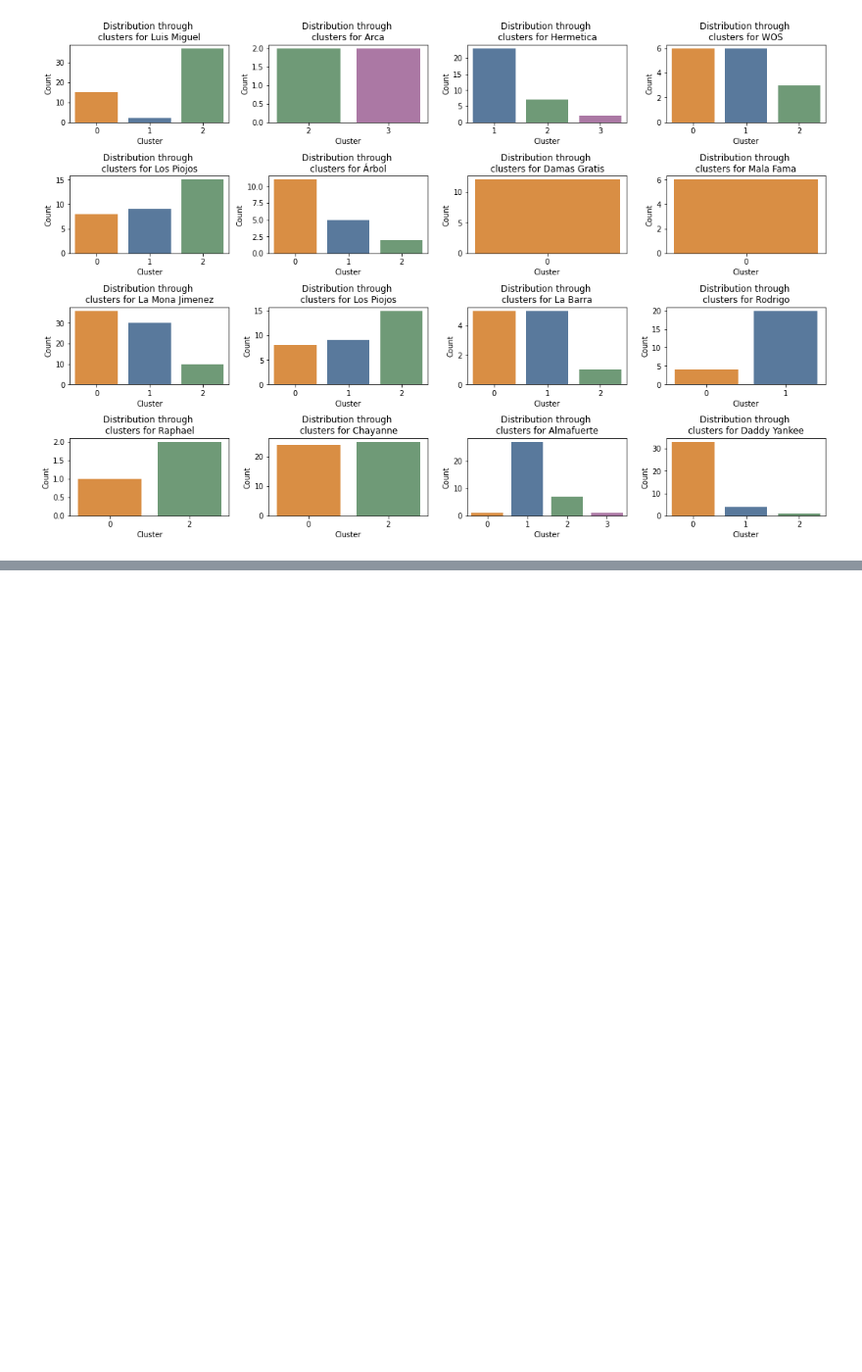
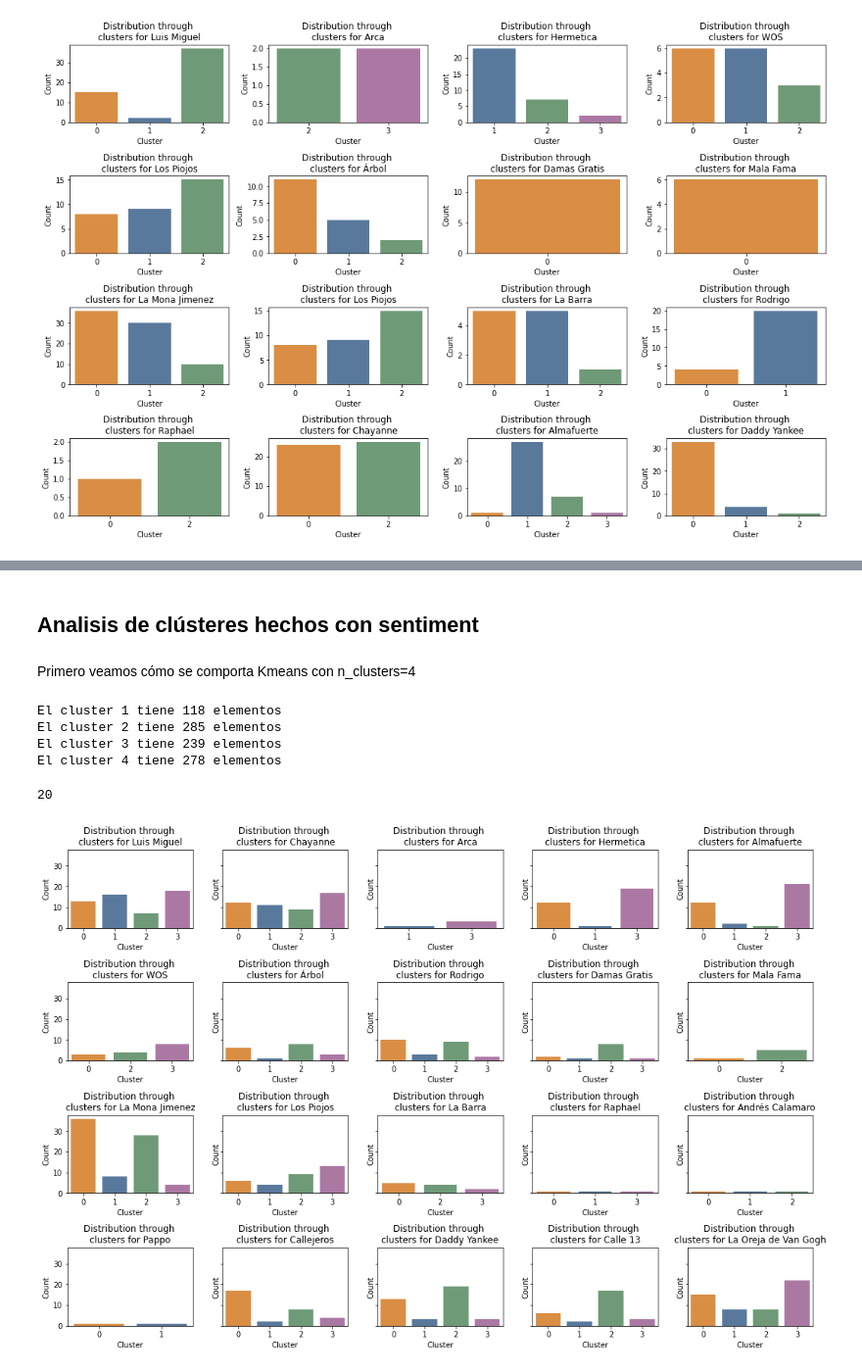
Before and after one commit to KarIvaDam/mentoria-diplodatos, a Jupyter notebook: practico4-mentoria-diplodatos/enunciado-4.ipynb, the cells around one changed output, grey strips where cells are left out. Shown at 98% size. Drawn from its saved outputs; the diff is of its cells as text; code cells hidden in the pictures; blank space fills up the shorter version.

Commit message:
no supervisado con features de sentiment

```diff
--- a/practico4-mentoria-diplodatos/enunciado-4.ipynb
+++ b/practico4-mentoria-diplodatos/enunciado-4.ipynb
@@ -462,14 +386,15 @@ cluster_4.sample(10)[["artists","song_name"]]
 # %%
 df = song_clusters_k1.copy()
-df = df.set_index('artists')
+df_by_artist = df.set_index('artists')
 
 #artistas destacados a seguir
 artists = ["Luis Miguel", "Arca", "Hermetica",
            "WOS", "Los Piojos", "Árbol", "Damas Gratis", "Mala Fama", "La Mona Jimenez",
           "Los Piojos", "La Barra", "Rodrigo", "Raphael","Chayanne","Almafuerte",'Daddy Yankee']
 
-def distrs_of_clusters_by_artists(artists_list=artists): # [str] -> [DataFrame]
+def distrs_of_clusters_by_artists(artists_list=artists,df=df_by_artist): # [str] -> DataFrame -> [DataFrame]
     dists = []
+
     for artist in artists_list:
         artist_distr = pd.DataFrame(df[df.index.str.startswith(artist)]['cluster'],columns=["cluster"])
         artist_distr.index = np.arange(0, len(artist_distr))
@@ -497,0 +430,2 @@ plt.show()
+# %%
+X_scaled_sentiment = X_scaled[['lyrics_sentiment','valence','song_name','artists']]
@@ -497,0 +501,67 @@ plt.show()
+# %% [markdown]
+## Analisis  de clústeres hechos con sentiment
+# %% [markdown]
+Primero veamos cómo se comporta Kmeans con n_clusters=4
+# %%
+#sentiments
+sent_song_clusters_k1['artists'] = sent_song_clusters_k1['artists'].apply(lambda x: pd.Series(x[0])).stack().reset_index(level=1, drop=True)
+s_cluster_1 = sent_song_clusters_k1[sent_song_clusters_k1["cluster"] == 1]
+s_cluster_2 = sent_song_clusters_k1[sent_song_clusters_k1["cluster"] == 2]
+s_cluster_3 = sent_song_clusters_k1[sent_song_clusters_k1["cluster"] == 3]
+s_cluster_4 = sent_song_clusters_k1[sent_song_clusters_k1["cluster"] == 0]
+
+s_clusters = [s_cluster_1,s_cluster_2,s_cluster_3,s_cluster_4]
+i = 1
+for clus in s_clusters:
+    print(f'El cluster {i} tiene {len(clus)} elementos')
+    i += 1
+# %% [output]
+El cluster 1 tiene 118 elementos
+El cluster 2 tiene 285 elementos
+El cluster 3 tiene 239 elementos
+El cluster 4 tiene 278 elementos
+# %%
+df_s = sent_song_clusters_k1.copy()
+extended_artists = ["Luis Miguel","Chayanne", "Arca", "Hermetica","Almafuerte",
+           "WOS", "Árbol","Rodrigo", "Damas Gratis", "Mala Fama", "La Mona Jimenez",
+          "Los Piojos", "La Barra", "Raphael",'Andrés Calamaro','Pappo','Callejeros','Daddy Yankee','Calle 13', 'La Oreja de Van Gogh']
+
+df_s_by_artist = df_s.set_index('artists')
+sent_dists = distrs_of_clusters_by_artists(artists_list=extended_artists,df=df_s_by_artist)
+# %%
+len(extended_artists)
+# %% [output]
+20
+# %%
+%matplotlib inline
+def plot_distrs_of_clusters():
+    i=0
+    colors = {0: "#F28E2B", 1: "#4E79A7", 2: "#68a172", 3: "#b370aa"}
+    fig, axs = plt.subplots(4, 5, figsize=(15,10), sharey=True)
+    for j in range(4):
+        for k in range(5):
+            try:
+                values = sent_dists[i].cluster.value_counts().index
+                counts = sent_dists[i].cluster.value_counts()
+            except:
+                break
+            sns.barplot(x=values,y=counts,ax=axs[j,k],palette=colors)
+            axs[j,k].set_title(f'Distribution through \nclusters for {extended_artists[i]}')
+            i+=1
+
+
+    for ax in axs.flat:
+        ax.set(xlabel='Cluster', ylabel='Count')
+    #fig.delaxes(axs[3,3])
+    #fig.delaxes(axs[3,4])
+    #fig.delaxes(axs[3,5])
+
+
+#to plot uneven amount of subplots
+#for i in range()
+#    fig.delaxes(axs[0,4])
+    fig.tight_layout(pad=1.05)
+    plt.show()
+plot_distrs_of_clusters()
+# %% [output]
+[figure, added]
```
Also changed, not shown: parts of 25 cells of this notebook.
